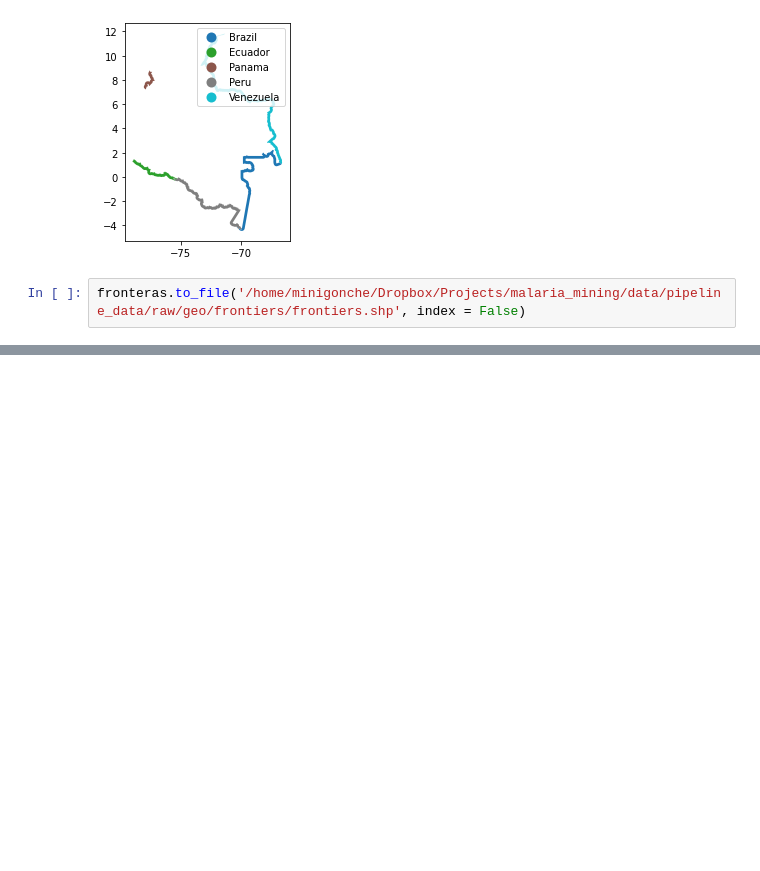
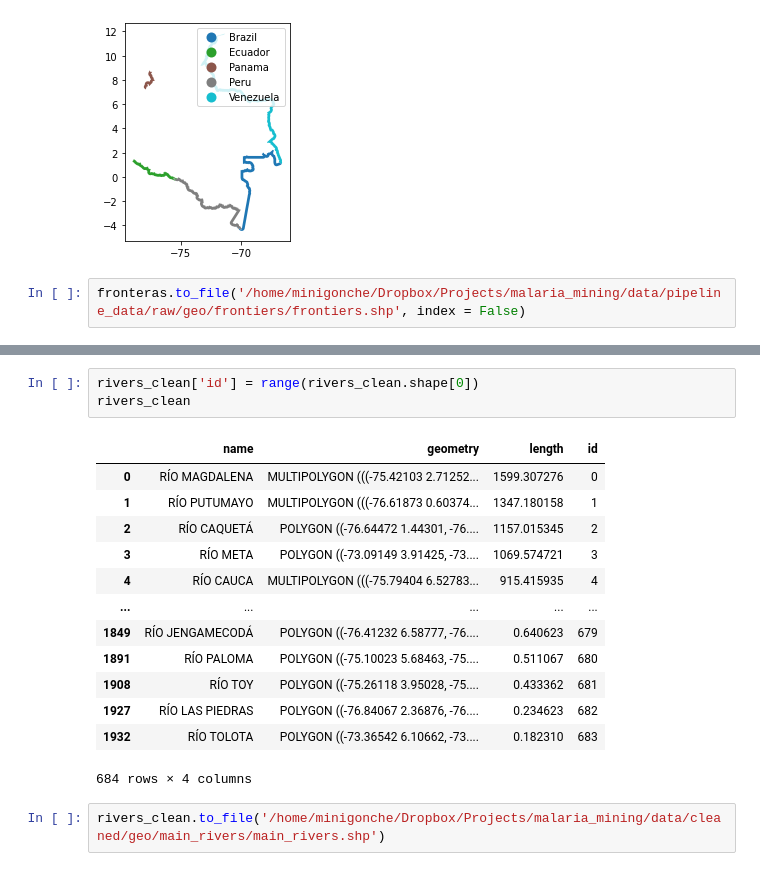
Before and after one commit to Data-Lama/pathogen_study_regions_generator, a Jupyter notebook: src/Notes Gonche.ipynb, the cells around one changed output, grey strips where cells are left out. Drawn from its saved outputs; the diff is of its cells as text; blank space fills up the shorter version.

```diff
--- a/src/Notes Gonche.ipynb
+++ b/src/Notes Gonche.ipynb
@@ -131,0 +142,19 @@ mag.head(1).plot()
+# %%
+rivers_clean['id'] = range(rivers_clean.shape[0])
+rivers_clean
+# %% [output]
+|  | name | geometry | length | id |
+| 0 | RÍO MAGDALENA | MULTIPOLYGON (((-75.42103 2.71252... | 1599.307276 | 0 |
+| 1 | RÍO PUTUMAYO | MULTIPOLYGON (((-76.61873 0.60374... | 1347.180158 | 1 |
+| 2 | RÍO CAQUETÁ | POLYGON ((-76.64472 1.44301, -76.... | 1157.015345 | 2 |
+| 3 | RÍO META | POLYGON ((-73.09149 3.91425, -73.... | 1069.574721 | 3 |
+| 4 | RÍO CAUCA | MULTIPOLYGON (((-75.79404 6.52783... | 915.415935 | 4 |
+| ... | ... | ... | ... | ... |
+| 1849 | RÍO JENGAMECODÁ | POLYGON ((-76.41232 6.58777, -76.... | 0.640623 | 679 |
+| 1891 | RÍO PALOMA | POLYGON ((-75.10023 5.68463, -75.... | 0.511067 | 680 |
+| 1908 | RÍO TOY | POLYGON ((-75.26118 3.95028, -75.... | 0.433362 | 681 |
+| 1927 | RÍO LAS PIEDRAS | POLYGON ((-76.84067 2.36876, -76.... | 0.234623 | 682 |
+| 1932 | RÍO TOLOTA | POLYGON ((-73.36542 6.10662, -73.... | 0.182310 | 683 |
+684 rows × 4 columns
+# %%
+rivers_clean.to_file('/home/minigonche/Dropbox/Projects/malaria_mining/data/cleaned/geo/main_rivers/main_rivers.shp')
```
Also changed, not shown: parts of 12 cells of this notebook, 5 other files.
